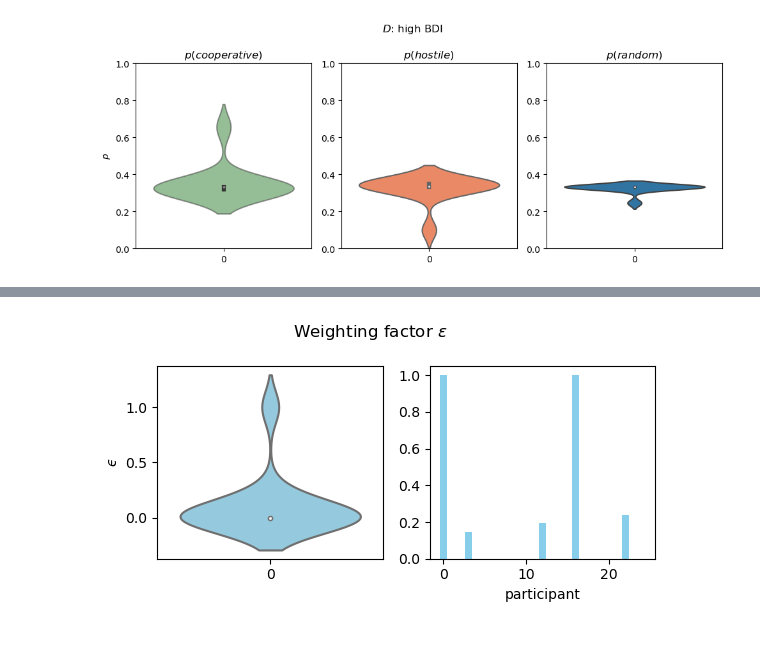
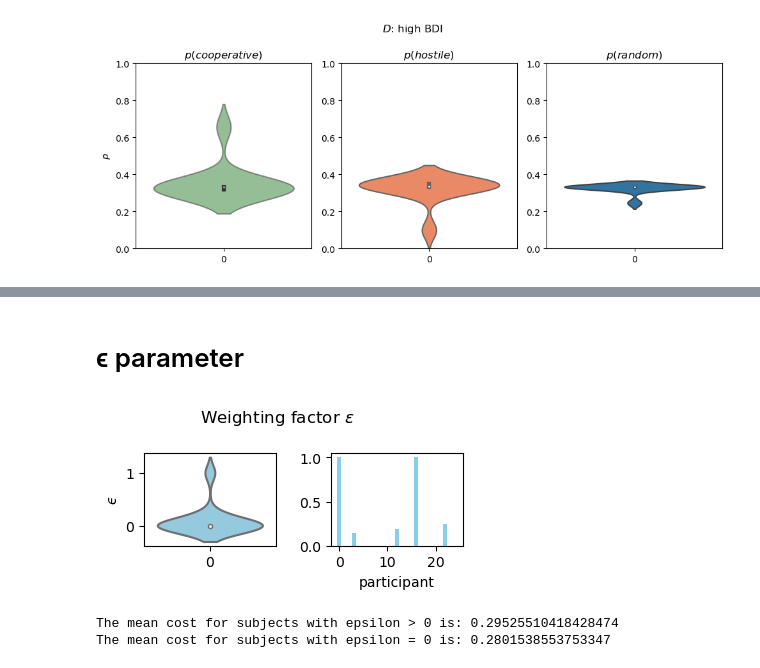
Before and after one commit to Eckertal/pymdp_depression, a Jupyter notebook: fitting/opt_results.ipynb, the cells around one changed output, grey strips where cells are left out. Saved outputs shown, nothing was run; the diff lists cells and outputs as text; code cells hidden in the pictures; blank space fills up the shorter version.

```diff
--- a/fitting/opt_results.ipynb
+++ b/fitting/opt_results.ipynb
@@ -472,19 +588,41 @@ plot_c_violin(high_a, title=str(r'$A$: high BDI'), filename='a_violin_highBDI.sv
+# %% [markdown]
+# ϵ parameter
 # %%
 epsilons = []
+eps_dict = {}
+
 for item in soft_pars.items():
     epsilons.append(item[1]['ep'])
+for key, val in soft_pars.items():
+    eps_dict[key] = val['ep']
 
 fig, axs = plt.subplots(1,2)
-fig.set_figheight(3)
-fig.set_figwidth(6)
+fig.set_figheight(2)
+fig.set_figwidth(4)
 sns.violinplot(epsilons, ax=axs[0], color='skyblue')
 axs[0].set_ylabel(r'$ϵ$')
 
 axs[1].bar(range(0,len(epsilons)),epsilons, color='skyblue')
 axs[1].set_xlabel('participant')
 
 fig.suptitle(r'Weighting factor $\epsilon$')
 plt.tight_layout()
 plt.savefig('epsilon.svg')
 # %% [output]
-[figure, old version]
+[figure, new version]
+# %%
+# difference in cost related to epsilon == 1/ 0?
+filtered_subjects_nonzero = {key for key, value in eps_dict.items() if value > 0.001}
+filtered_costs = [min_cost_sbj[key] for key in filtered_subjects_nonzero if key in min_cost_sbj]
+mean_cost = sum(filtered_costs) / len(filtered_costs) if filtered_costs else 0
+
+print(f"The mean cost for subjects with epsilon > 0 is: {mean_cost}")
+
+filtered_subjects_zero = {key for key, value in eps_dict.items() if np.isclose(value, 0)}
+filtered_costs = [min_cost_sbj[key] for key in filtered_subjects_zero if key in min_cost_sbj]
+mean_cost = sum(filtered_costs) / len(filtered_costs) if filtered_costs else 0
+
+print(f"The mean cost for subjects with epsilon = 0 is: {mean_cost}")
+# %% [output]
+The mean cost for subjects with epsilon > 0 is: 0.29525510418428474
+The mean cost for subjects with epsilon = 0 is: 0.2801538553753347
```
Also changed, not shown: parts of 47 cells of this notebook, 38 other files.
